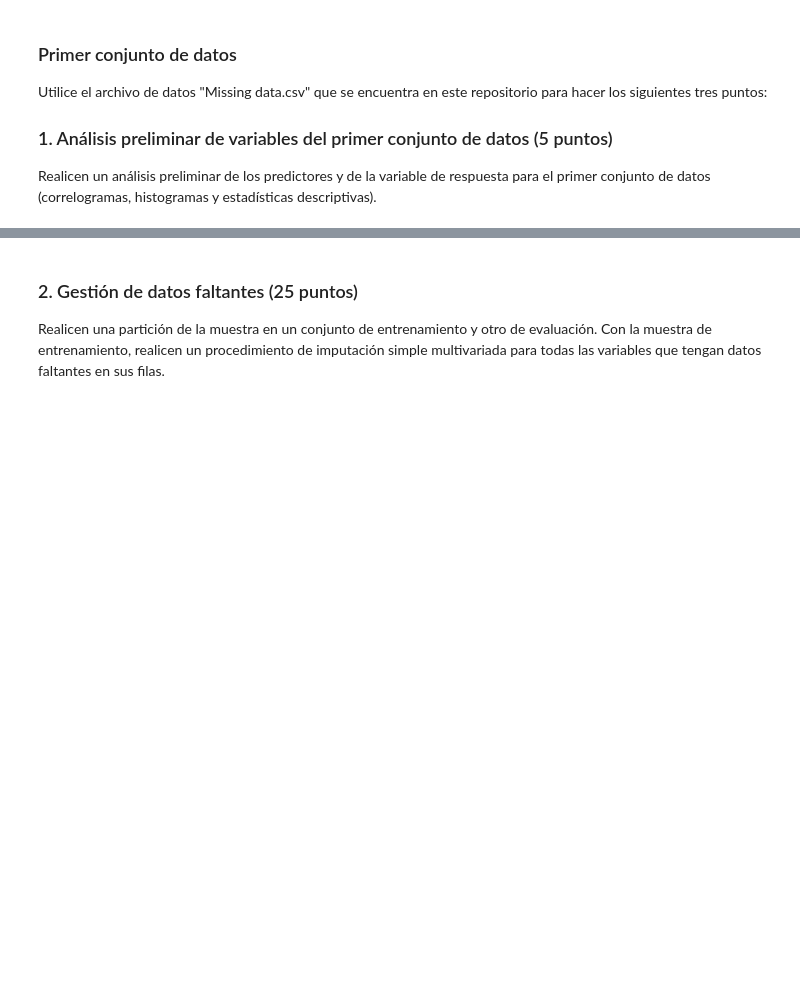
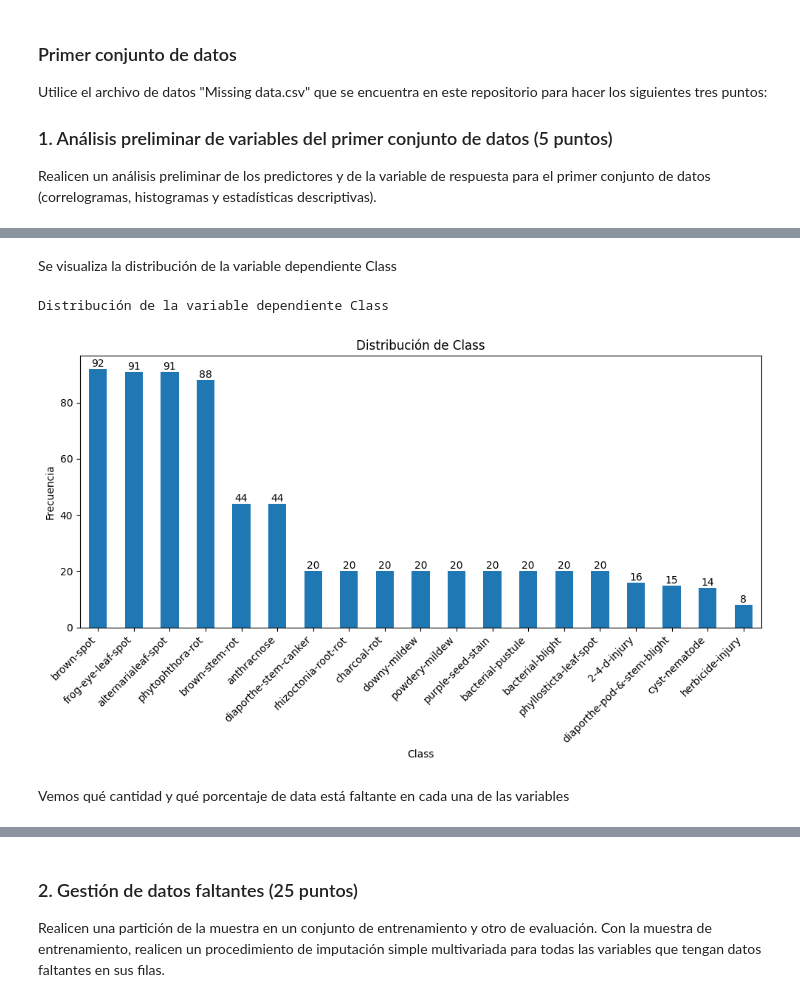
Before and after one commit to carrasquintero/Entrega_ETL, a Jupyter notebook: ML/Caso implementación de metodologías de imputación de variables e imbalanceo de clases.ipynb, the cells around one changed output, grey strips where cells are left out. Drawn from its saved outputs; the diff is of its cells as text; code cells hidden in the pictures; blank space fills up the shorter version.

```diff
--- a/ML/Caso implementación de metodologías de imputación de variables e imbalanceo de clases.ipynb
+++ b/ML/Caso implementación de metodologías de imputación de variables e imbalanceo de clases.ipynb
@@ -53,0 +100,33 @@ Missing.head()
+# %% [markdown]
+Se visualiza la distribución de la variable dependiente Class
+# %%
+print("Distribución de la variable dependiente Class")
+
+class_counts = Missing['Class'].value_counts()
+
+
+
+plt.figure(figsize=(10, 6))
+bars = class_counts.plot(kind='bar')
+
+
+for bar in bars.patches:
+    plt.text(
+        bar.get_x() + bar.get_width() / 2,
+        bar.get_height(),
+        int(bar.get_height()),
+        ha='center',
+        va='bottom'
+    )
+
+plt.title("Distribución de Class")
+plt.xlabel("Class")
+plt.ylabel("Frecuencia")
+plt.xticks(rotation=45, ha='right')
+plt.tight_layout()
+plt.show()
+# %% [output]
+Distribución de la variable dependiente Class
+[figure, added]
+# %% [markdown]
+Vemos qué cantidad y qué porcentaje de data está faltante en cada una de las variables
```
Also changed, not shown: parts of 46 cells of this notebook.
